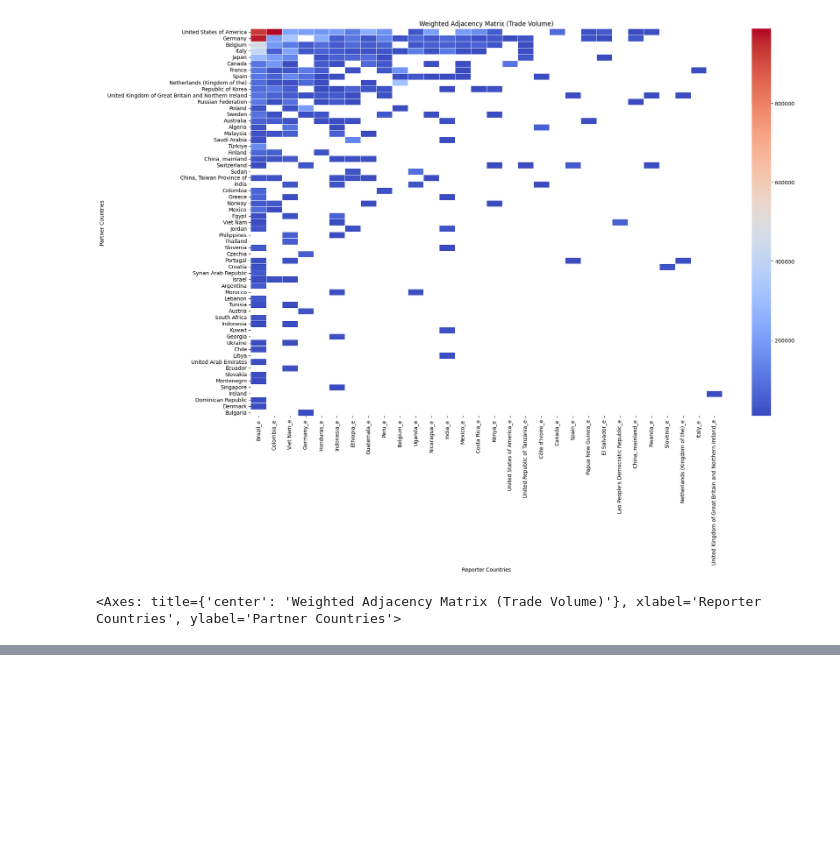
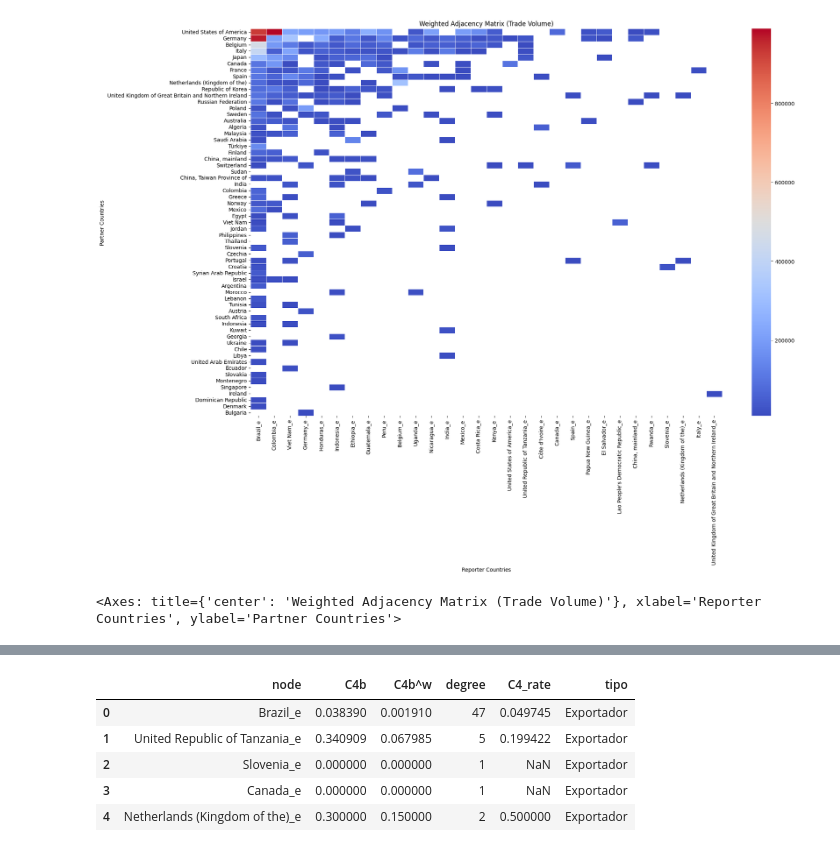
Before and after one commit to galeanojav/FAONet, a Jupyter notebook: FAONet_example.ipynb, the cells around one changed output, grey strips where cells are left out. Saved outputs shown, nothing was run; the diff lists cells and outputs as text; code cells hidden in the pictures; blank space fills up the shorter version.

```diff
--- a/FAONet_example.ipynb
+++ b/FAONet_example.ipynb
@@ -192,0 +245,10 @@ plot_weight_matrix(df_filtered)
+# %%
+df_c4b = compute_bipartite_clustering(G)
+df_c4b.head()
+# %% [output]
+|  | node | C4b | C4b^w | degree | C4_rate | tipo |
+| 0 | Brazil_e | 0.038390 | 0.001910 | 47 | 0.049745 | Exportador |
+| 1 | United Republic of Tanzania_e | 0.340909 | 0.067985 | 5 | 0.199422 | Exportador |
+| 2 | Slovenia_e | 0.000000 | 0.000000 | 1 | NaN | Exportador |
+| 3 | Canada_e | 0.000000 | 0.000000 | 1 | NaN | Exportador |
+| 4 | Netherlands (Kingdom of the)_e | 0.300000 | 0.150000 | 2 | 0.500000 | Exportador |
```
Also changed, not shown: parts of 16 cells of this notebook.
